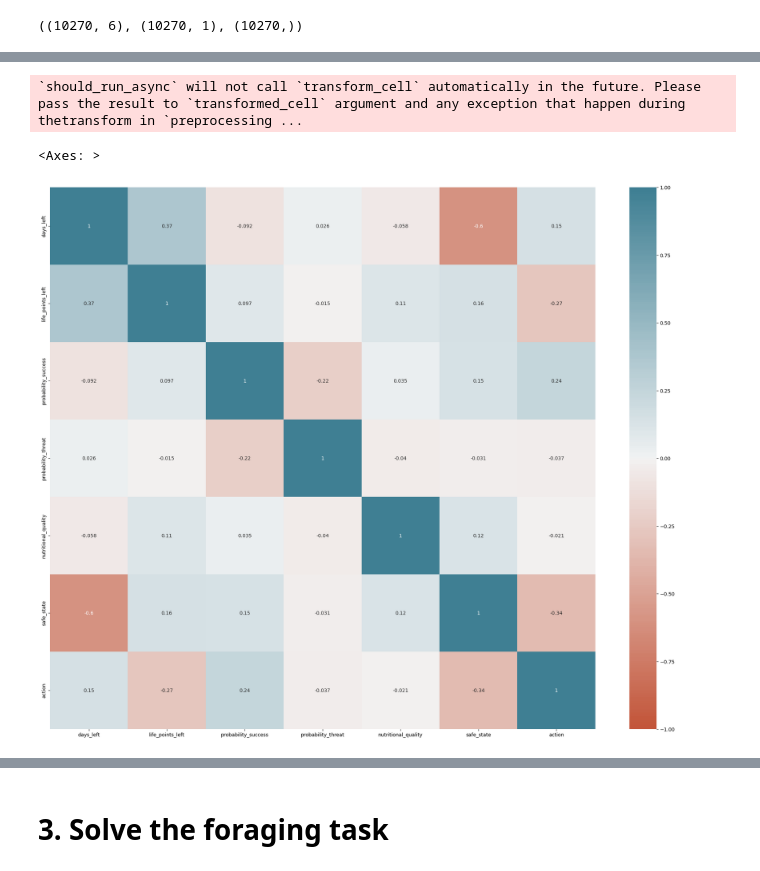
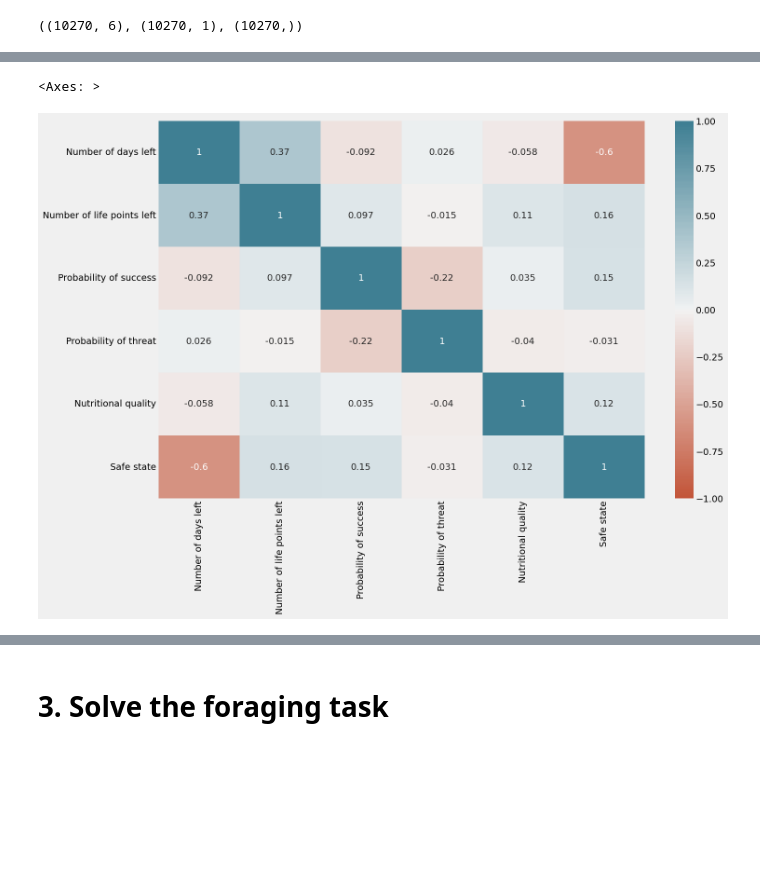
Before and after one commit to faizankshaikh/ForaGym, a Jupyter notebook: notebooks/DataAnalysis.ipynb, the cells around one changed output, grey strips where cells are left out. Saved outputs shown, nothing was run; the diff lists cells and outputs as text; code cells hidden in the pictures; blank space fills up the shorter version.

Commit message:
update graphs

```diff
--- a/notebooks/DataAnalysis.ipynb
+++ b/notebooks/DataAnalysis.ipynb
@@ -235,0 +214,31 @@ df.boxplot("probability_threat", "action")
+# %%
+#@title Frequency plot of "days_left" along with "life_points_left"
+counts = df.value_counts(["days_left", "life_points_left"], sort=False).unstack().sort_index(inplace=False, ascending=False)
+custom_counts = pd.DataFrame(counts.values, index=list(range(8, 0, -1)), columns=list(range(6, 0, -1)))
+
+fig, (ax1, ax2) = plt.subplots(2, 1, figsize=(8, 6), sharex=True, gridspec_kw={'height_ratios': [1, 5]})
+
+ax1 = custom_counts.plot(kind="bar", ax=ax1, legend=False, colormap='Paired')
+ax1.set_ylim(970, 1000)
+ax1.tick_params(axis='x', bottom=False)
+
+ax2 = custom_counts.plot(kind="bar", ax=ax2, legend=True, colormap='Paired')
+ax2.set_ylim(0, 650)
+ax2.set_ylabel("Frequency")
+ax2.legend(title="Number of life points left", loc="upper right")
+
+plt.xlabel("Number of days_left left")
+plt.style.use("fivethirtyeight")
+plt.subplots_adjust(hspace=0.05)
+
+d = .008  # how big to make the diagonal lines in axes coordinates
+# arguments to pass to plot, just so we don't keep repeating them
+kwargs = dict(transform=ax1.transAxes, color='k', clip_on=False, zorder=100)
+ax1.plot((-d, +d), (-d, +d), **kwargs)        # top-left diagonal
+ax1.plot((1 - d, 1 + d), (-d, +d), **kwargs)  # top-right diagonal
+
+kwargs.update(transform=ax2.transAxes)  # switch to the bottom axes
+ax2.plot((-d, +d), (1 - d, 1 + d), **kwargs)  # bottom-left diagonal
+ax2.plot((1 - d, 1 + d), (1 - d, 1 + d), **kwargs)  # bottom-right diagonal
+
+ax2.tick_params(axis='x', rotation=0)
@@ -236,19 +303,24 @@ df.boxplot("probability_threat", "action")
 # %%
 #@title Check correlation
-corr = df.corr()
-plt.figure(figsize=(25,20))
+names = ['Number of days left', 'Number of life points left', 'Probability of success',
+       'Probability of threat', 'Nutritional quality', 'Safe state']
+
+corr = df.drop("action", axis=1).corr()
+corr = corr.set_axis(names, axis='columns', copy=False)
+corr = corr.set_axis(names, axis='index', copy=False)
+
+plt.figure(figsize=(15,10))
 sns.heatmap(
     corr,
     annot=True,
     vmin=-1,
     vmax=1,
     center=0,
     cmap=sns.diverging_palette(20, 220, n=200)
 )
 # %% [output]
-`should_run_async` will not call `transform_cell` automatically in the future. Please pass the result to `transformed_cell` argument and any exception that happen during thetransform in `preprocessing ...
+<Axes: >
-<Axes: >
-[figure, old version]
+[figure, new version]
 # %%
 #@title Training-validation split
 X_train, X_test, y_train, y_test = train_test_split(
```
Also changed, not shown: parts of 19 cells of this notebook.
